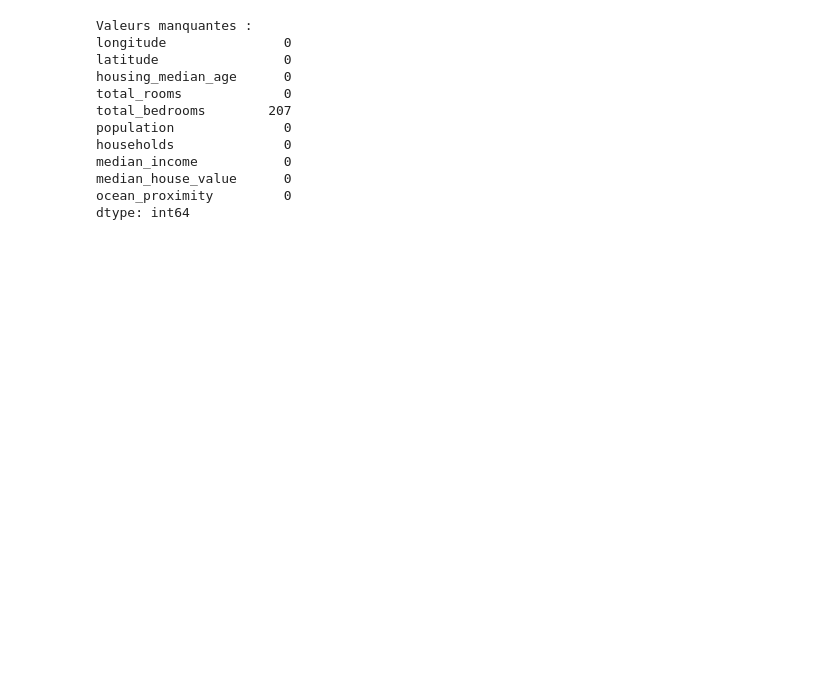
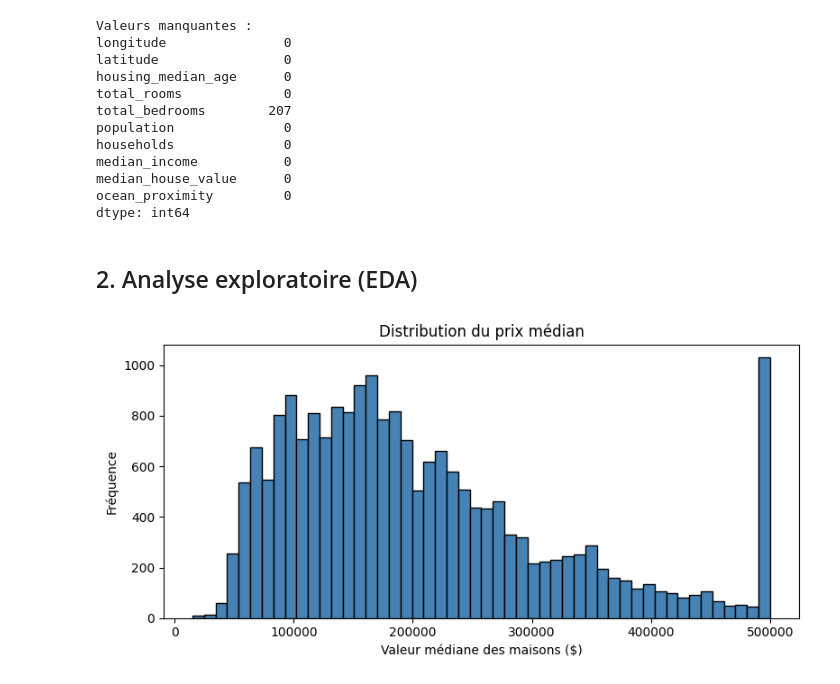
Before and after one commit to Marlin241/predict_price_house, a Jupyter notebook: notebook.ipynb, the cells around one changed output. Saved outputs shown, nothing was run; the diff lists cells and outputs as text; code cells hidden in the pictures; blank space fills up the shorter version.

Commit message:
feat: notebook section 2 - EDA and correlation heatmap

```diff
--- a/notebook.ipynb
+++ b/notebook.ipynb
@@ -46,3 +46,15 @@ median_income           0
 median_house_value      0
 ocean_proximity         0
 dtype: int64
+# %% [markdown]
+## 2. Analyse exploratoire (EDA)
+# %%
+fig, ax = plt.subplots(figsize=(8, 4))
+ax.hist(df['median_house_value'], bins=50, edgecolor='black', color='steelblue')
+ax.set_xlabel('Valeur médiane des maisons ($)')
+ax.set_ylabel('Fréquence')
+ax.set_title('Distribution du prix médian')
+plt.tight_layout()
+plt.show()
+# %% [output]
+[figure, added]
```
Also changed, not shown: parts of 3 cells of this notebook.
